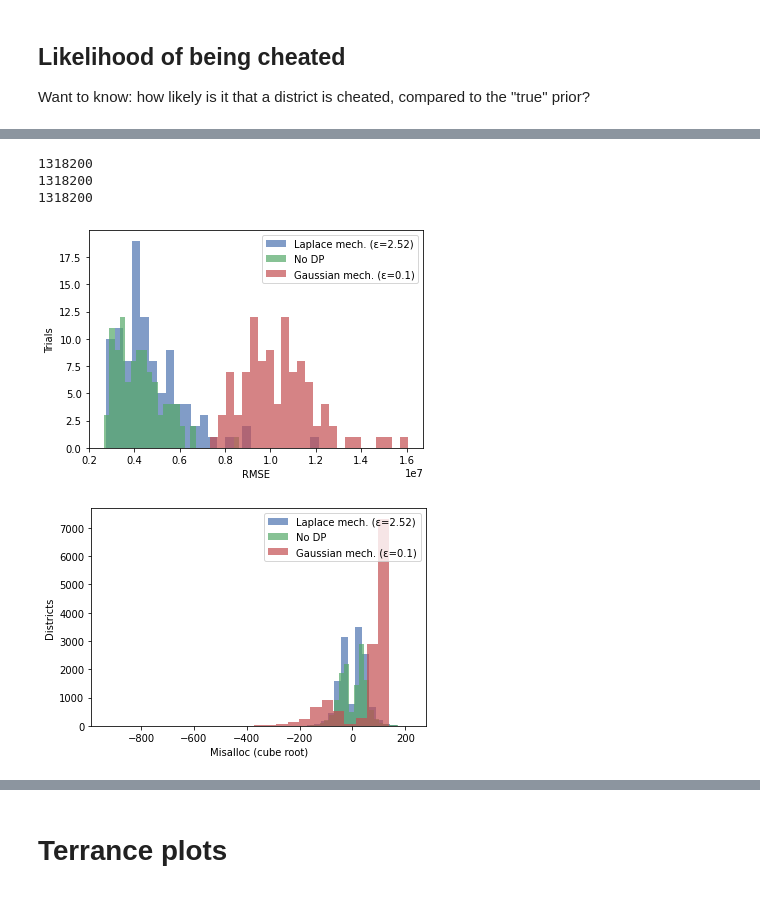
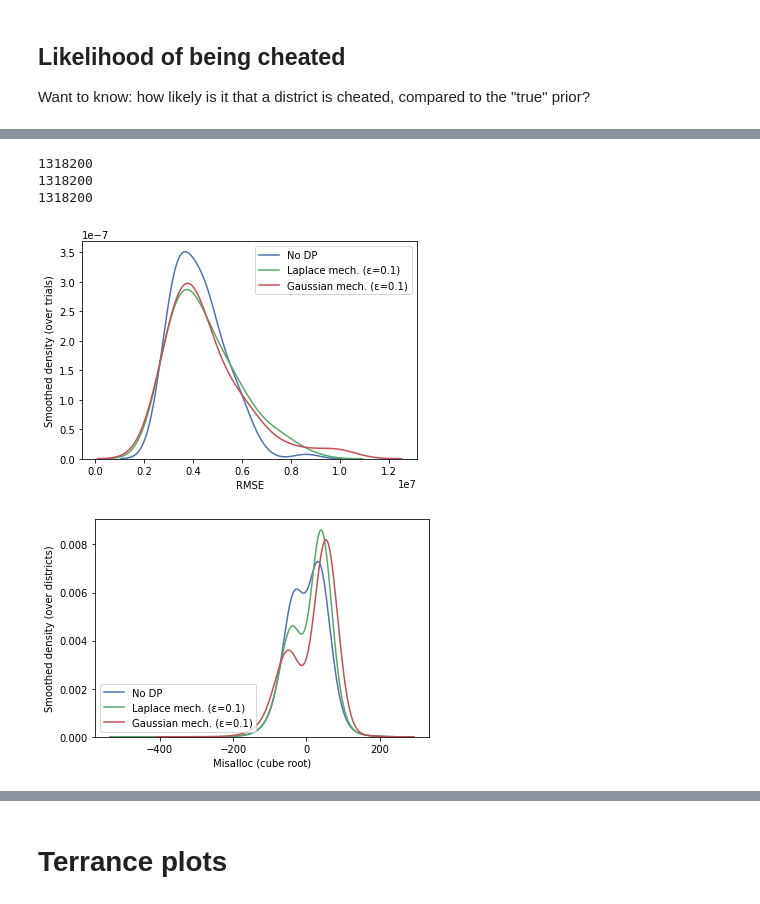
Before and after one commit to ryansteed/dp-policy, a Jupyter notebook: notebooks/plot_sampling.ipynb, the cells around one changed output, grey strips where cells are left out. Cells and saved outputs as stored; diff of their text form; code cells hidden in the pictures.

Commit message:
:arrow_upper_right:  eps=0.1

```diff
--- a/notebooks/plot_sampling.ipynb
+++ b/notebooks/plot_sampling.ipynb
@@ -15,7 +15,7 @@ plt.style.use('seaborn-deep')
 
 pd.options.mode.chained_assignment = None
 
-num_bins = 25
+num_bins = 15
 
 %load_ext autoreload
 %autoreload 2
@@ -58,19 +64,17 @@ KeyboardInterrupt:
 # %%
-col_grant = "basic" # choices: basic, targeted, concentration, total
-epsilon = 0.01
+col_grant = "total" # choices: basic, targeted, concentration, total
+epsilon = 0.1
 # %%
 with open("../results/bootstrap/results_nondp.pkl", 'rb') as handle:
     results_sampling = pickle.load(handle)
 df_sampling = pd.read_csv("../results/bootstrap/results_nondp.csv")
 
-epsilon=2.52
 path_laplace = "../results/bootstrap/results_laplace_eps={}.pkl".format(epsilon)
 with open(path_laplace, 'rb') as handle:
     results_laplace = pickle.load(handle)
 df_laplace = pd.read_csv("../results/bootstrap/results_laplace_eps={}.csv".format(epsilon))
 print(len(df_laplace))
 
-epsilon=0.1
 path_gaussian = "../results/bootstrap/results_gaussian_eps={}.pkl".format(epsilon)
 with open(path_gaussian, 'rb') as handle:
     results_gaussian = pickle.load(handle)
@@ -122,45 +138,49 @@ plt.show()
 # %%
 for treatment, df in {
-  "Laplace mech. (ε=2.52)".format(epsilon): df_laplace,
-  "No DP": df_sampling,
-  "Gaussian mech. (ε={})".format(epsilon): df_gaussian
+    "No DP": df_sampling,
+  "Laplace mech. (ε={})".format(epsilon): df_laplace,
+  "Gaussian mech. (ε={})".format(epsilon): df_gaussian,
 }.items():
   print(len(df))
   # "cheated" when ineligible but should have been eligible under the prior
   df["misalloc"] = df["diff_grant_{}".format('basic')] + \
     df["diff_grant_{}".format('targeted')] + \
     df["diff_grant_{}".format('concentration')]
   df["misalloc_sq"] = np.power(df["misalloc"], 2)
   x = np.sqrt(df.groupby('run')["misalloc_sq"].mean())
-  plt.hist(x, bins=num_bins, label=treatment, alpha=0.7)
+#   plt.hist(x, bins=num_bins, label=treatment, alpha=0.5)
+  sns.kdeplot(x, bw=0.5, label=treatment)
 
 plt.xlabel("RMSE")
-plt.ylabel("Trials")
+plt.ylabel("Smoothed density (over trials)")
 plt.legend(loc='upper right')
 plt.show()
 
+
+fig, ax = plt.subplots()
 for treatment, df in {
-  "Laplace mech. (ε=2.52)".format(epsilon): df_laplace,
-  "No DP": df_sampling,
-  "Gaussian mech. (ε={})".format(epsilon): df_gaussian
+    "No DP": df_sampling,
+  "Laplace mech. (ε={})".format(epsilon): df_laplace,
+  "Gaussian mech. (ε={})".format(epsilon): df_gaussian,
 }.items():
   # "cheated" when ineligible but should have been eligible under the prior
   df["misalloc"] = df["diff_grant_{}".format('basic')] + \
     df["diff_grant_{}".format('targeted')] + \
     df["diff_grant_{}".format('concentration')]
   x = df.groupby(['State FIPS Code', 'District ID'])["misalloc"].mean()
-  plt.hist(np.sign(x)*np.power(np.abs(x), 1/3), bins=num_bins, label=treatment, alpha=0.7)
+#   plt.hist(np.sign(x)*np.power(np.abs(x), 1/3), bins=num_bins, label=treatment, alpha=0.7)
+  sns.kdeplot(np.sign(x)*np.power(np.abs(x), 1/3), bw=0.5, label=treatment)
 
 plt.xlabel("Misalloc (cube root)")
-plt.ylabel("Districts")
-plt.legend(loc='upper right')
+plt.ylabel("Smoothed density (over districts)")
+plt.legend(loc='lower left')
 plt.show()
 # %% [output]
 1318200
 1318200
 1318200
-[figure, old version]
+[figure, new version]
-[figure, old version]
+[figure, new version]
 # %%
 df = df_sampling
 for pref in ["true", "est"]:
```
Also changed, not shown: parts of 8 cells of this notebook, 2 other files.
